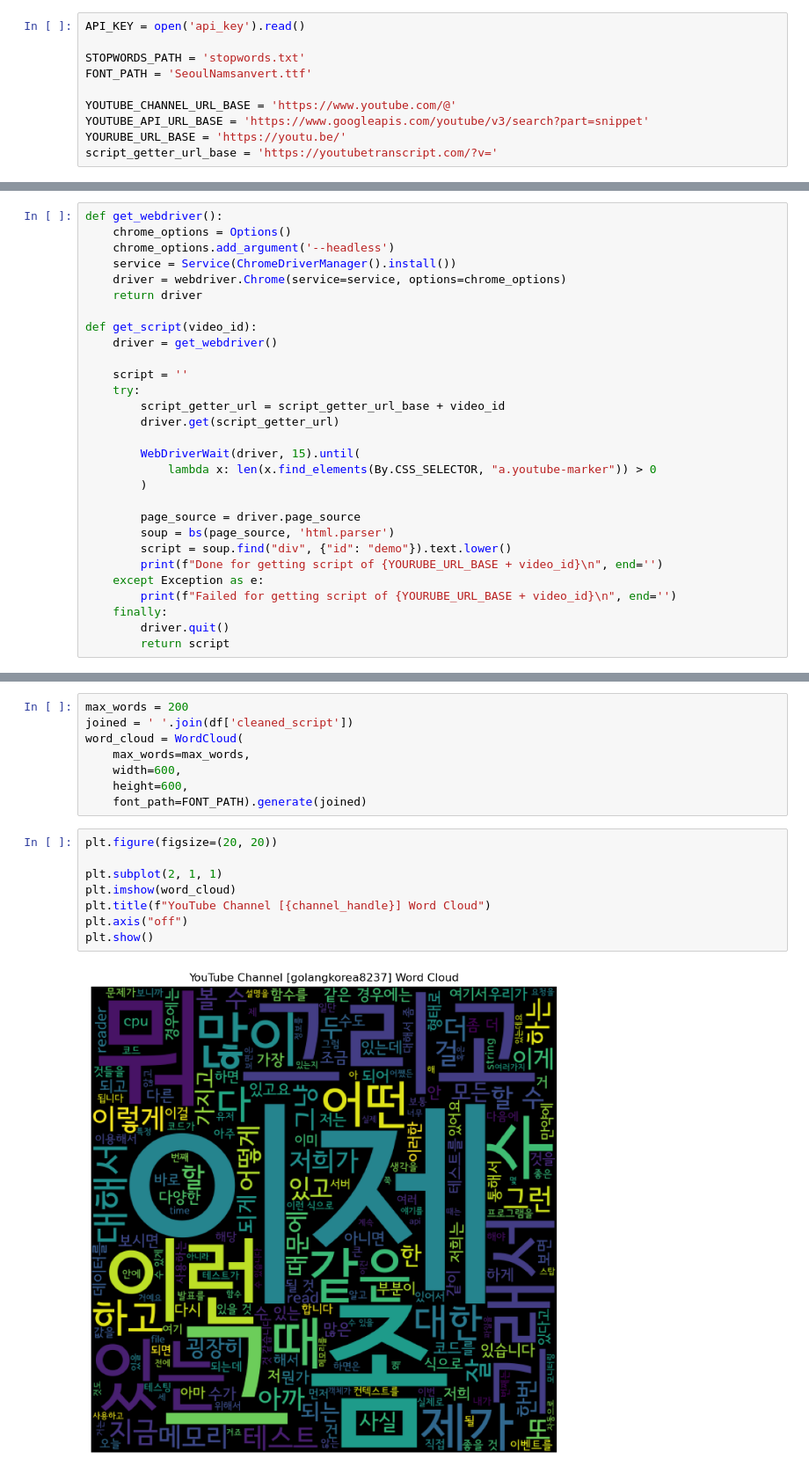
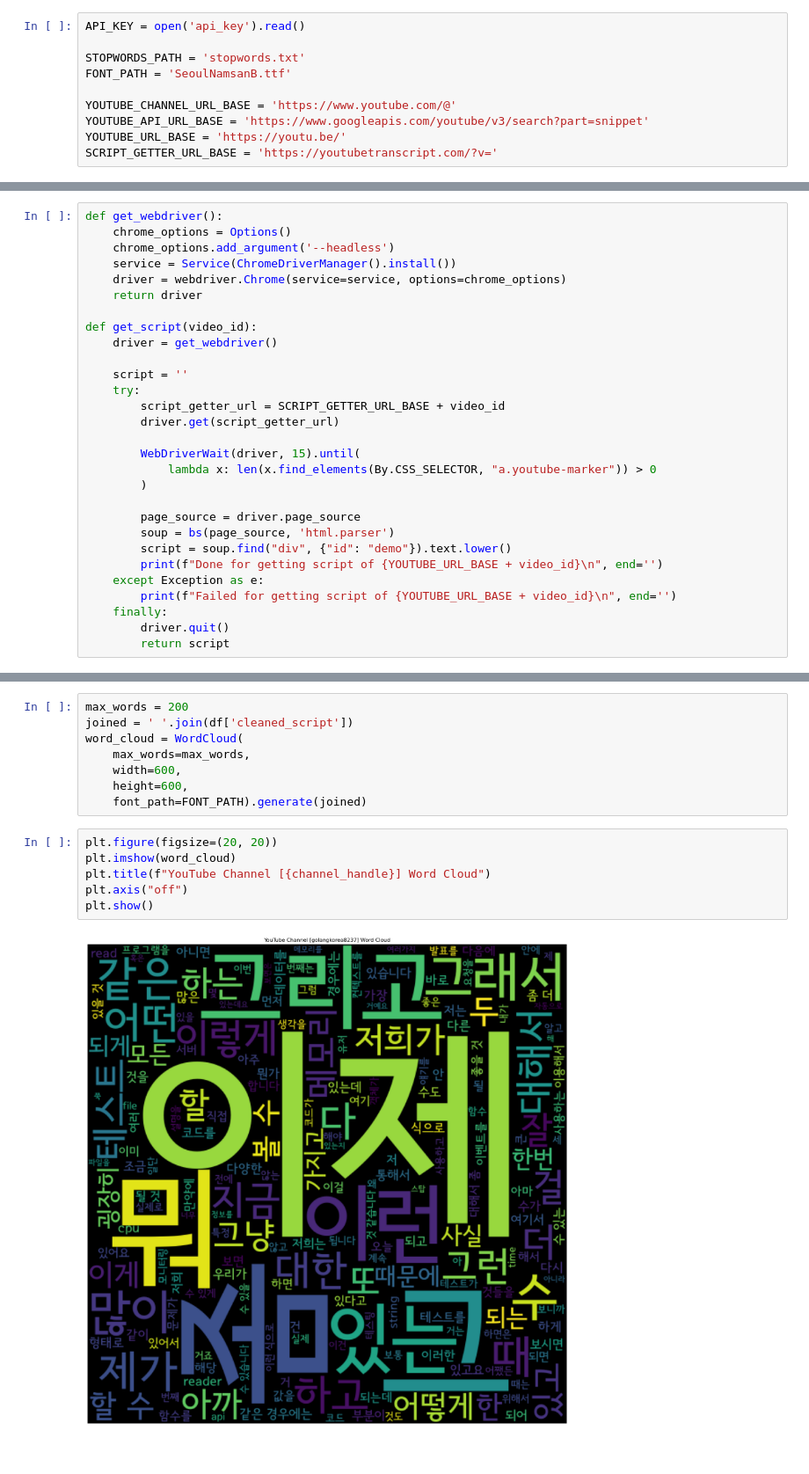
Before and after one commit to softeerbootcamp4th/data_engineering_course_materials, a Jupyter notebook: missions/W2/m5_team_activity.ipynb, the cells around one changed output, grey strips where cells are left out. Shown at 88% size. Saved outputs shown, nothing was run; the diff lists cells and outputs as text.

```diff
--- a/missions/W2/m5_team_activity.ipynb
+++ b/missions/W2/m5_team_activity.ipynb
@@ -32,12 +25,12 @@ from wordcloud import WordCloud
 API_KEY = open('api_key').read()
 
 STOPWORDS_PATH = 'stopwords.txt'
-FONT_PATH = 'SeoulNamsanvert.ttf'
+FONT_PATH = 'SeoulNamsanB.ttf'
 
 YOUTUBE_CHANNEL_URL_BASE = 'https://www.youtube.com/@'
 YOUTUBE_API_URL_BASE = 'https://www.googleapis.com/youtube/v3/search?part=snippet'
-YOURUBE_URL_BASE = 'https://youtu.be/'
-script_getter_url_base = 'https://youtubetranscript.com/?v='
+YOUTUBE_URL_BASE = 'https://youtu.be/'
+SCRIPT_GETTER_URL_BASE = 'https://youtubetranscript.com/?v='
 # %%
 def get_channel_id(channel_handle):
     channel_url = YOUTUBE_CHANNEL_URL_BASE + channel_handle
@@ -98,7 +91,7 @@ def get_script(video_id):
 
     script = ''
     try:
-        script_getter_url = script_getter_url_base + video_id
+        script_getter_url = SCRIPT_GETTER_URL_BASE + video_id
         driver.get(script_getter_url)
 
         WebDriverWait(driver, 15).until(
@@ -108,9 +101,9 @@ def get_script(video_id):
         page_source = driver.page_source
         soup = bs(page_source, 'html.parser')
         script = soup.find("div", {"id": "demo"}).text.lower()
-        print(f"Done for getting script of {YOURUBE_URL_BASE + video_id}\n", end='')
+        print(f"Done for getting script of {YOUTUBE_URL_BASE + video_id}\n", end='')
     except Exception as e:
-        print(f"Failed for getting script of {YOURUBE_URL_BASE + video_id}\n", end='')
+        print(f"Failed for getting script of {YOUTUBE_URL_BASE + video_id}\n", end='')
     finally:
         driver.quit()
         return script
@@ -205,11 +201,9 @@ word_cloud = WordCloud(
     font_path=FONT_PATH).generate(joined)
 # %%
 plt.figure(figsize=(20, 20))
-
-plt.subplot(2, 1, 1)
 plt.imshow(word_cloud)
 plt.title(f"YouTube Channel [{channel_handle}] Word Cloud")
 plt.axis("off")
 plt.show()
 # %% [output]
-[figure, old version]
+[figure, new version]
```
Also changed, not shown: parts of 8 cells of this notebook.
